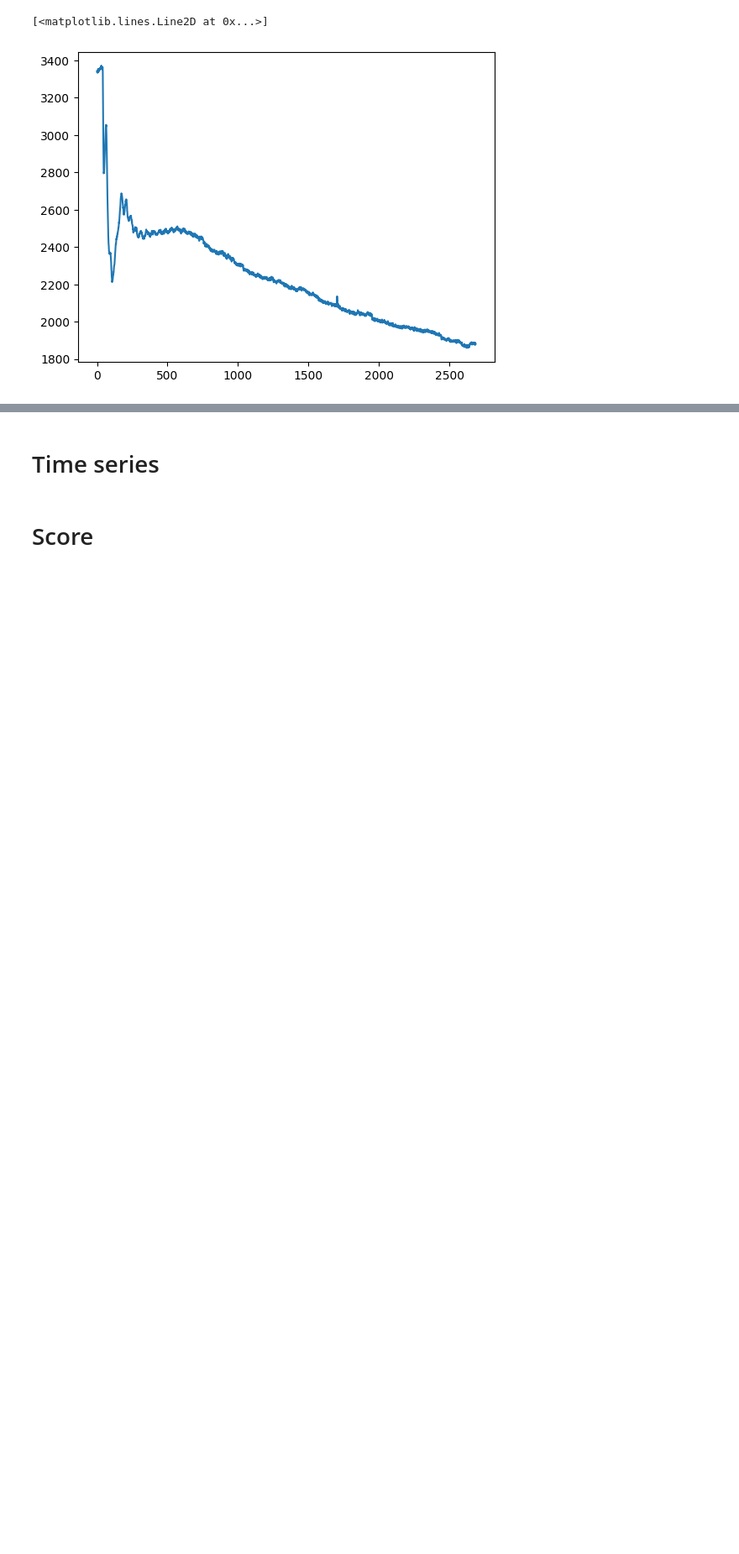
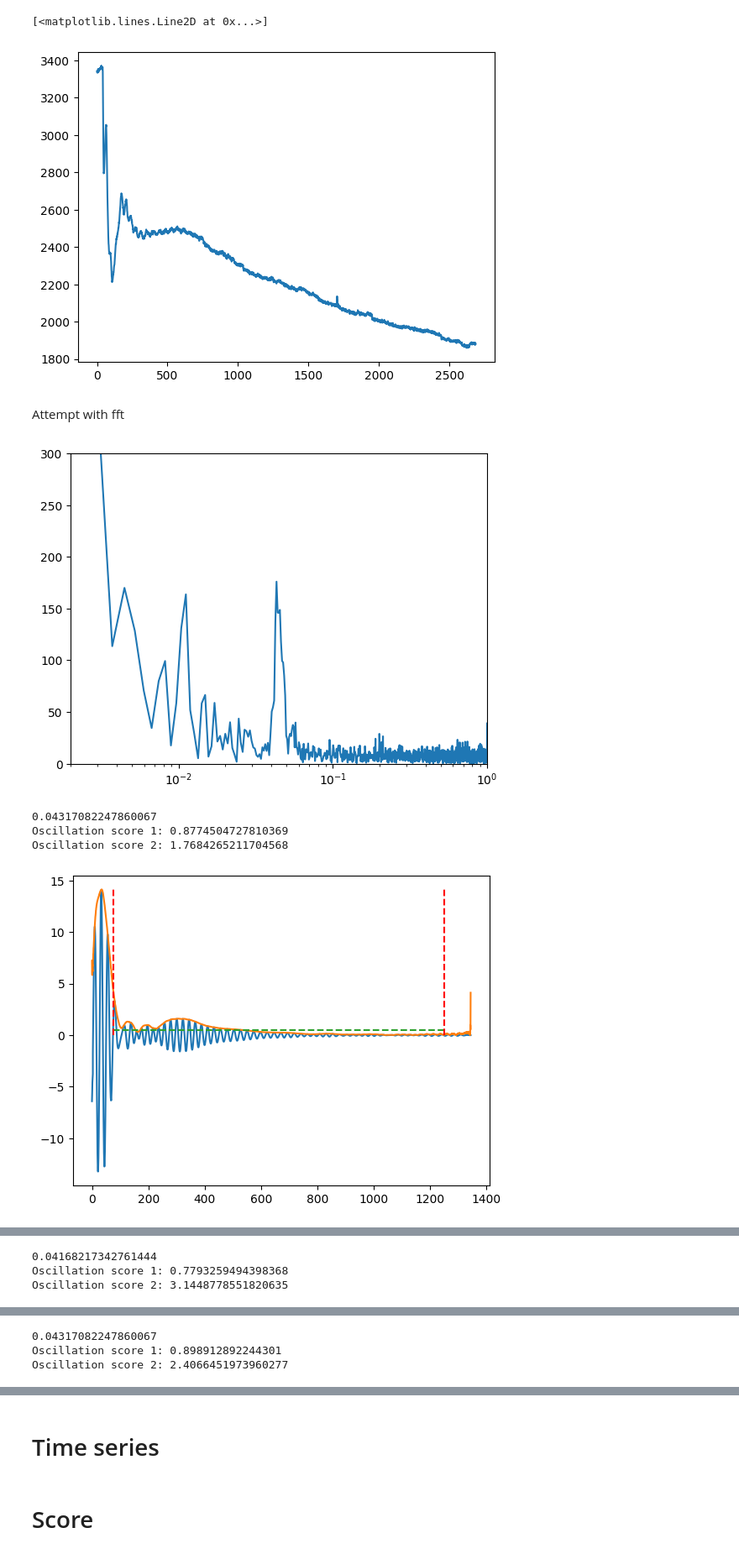
Before and after one commit to pietromani01/PLD-scripts, a Jupyter notebook: analysis.ipynb, the cells around one changed output, grey strips where cells are left out. Shown at 84% size. Cells and saved outputs as stored; diff of their text form; code cells hidden in the pictures; blank space fills up the shorter version.

```diff
--- a/analysis.ipynb
+++ b/analysis.ipynb
@@ -233,0 +268,57 @@ fig.update_layout(
+# %% [markdown]
+Attempt with fft
+# %%
+for i in range(3):
+    fs=2  # sampling frequency in Hz
+    t = analyzer.timestamps
+    low_cut_freq = 0.02 # Hz
+    order=3
+    signal = np.array(peak_intensities[0:, i])  # example signal from ROI 0
+    osc_freq = None  # set to None to auto-detect
+    x = signal - np.mean(signal)
+    if osc_freq is None:
+        N = len(x)
+        freqs = np.fft.rfftfreq(N, 1/fs)
+        Xf = np.abs(np.fft.rfft(x * np.hanning(N)))
+        # ignore very low freqs
+        low_cut = int(np.searchsorted(freqs, low_cut_freq))
+        peak_idx = np.argmax(Xf[low_cut:]) + low_cut
+        osc_freq = freqs[peak_idx]
+    plt.plot(freqs, Xf)
+    plt.xscale("log")
+    plt.xlim(low_cut_freq*0.1, fs/2)
+    plt.ylim(0,300)
+    plt.show()
+    print(osc_freq)
+    from scipy.signal import butter, filtfilt, hilbert
+    def bandpass_filter(x, fs, f0, bw=0.5, order=3):
+        # f0 in Hz (oscillation frequency), bw = half-width in Hz
+        low = max(0.0001, f0 - bw)
+        high = min(0.5*fs - 1e-6, f0 + bw)
+        b, a = butter(order, [low/(0.5*fs), high/(0.5*fs)], btype='band')
+        return filtfilt(b, a, x)
+
+    bw=0.008
+    x_bp = bandpass_filter(x ,fs, osc_freq, bw=bw)
+
+    # 3) analytic signal -> envelope
+    analytic = hilbert(x_bp)
+    env = np.abs(analytic)
+    time_of_interest=[150,2500]
+    env_cut=env[time_of_interest[0]:time_of_interest[1]]
+    score1=np.mean(env_cut)/np.std(env_cut)
+    score2=1/np.std(env_cut)
+    print("Oscillation score 1:", score1)
+    print("Oscillation score 2:", score2)
+    plt.plot(analyzer.timestamps, x_bp)
+    plt.plot(analyzer.timestamps,  env)
+    plt.plot(analyzer.timestamps[time_of_interest[0]:time_of_interest[1]], np.mean(env_cut)*np.ones_like(env_cut),'--')
+    plt.vlines([analyzer.timestamps[time_of_interest[0]],analyzer.timestamps[time_of_interest[1]]], ymin=0, ymax=np.max(env), colors='r', linestyles='dashed')
+    #plt.ylim(0, np.max(env)*1.1)
+    plt.show()
+# %% [output]
+[figure, added]
+0.04317082247860067
+Oscillation score 1: 0.8774504727810369
+Oscillation score 2: 1.7684265211704568
+[figure, added]
@@ -233,0 +326,3 @@ fig.update_layout(
+0.04168217342761444
+Oscillation score 1: 0.7793259494398368
+Oscillation score 2: 3.1448778551820635
@@ -233,0 +331,3 @@ fig.update_layout(
+0.04317082247860067
+Oscillation score 1: 0.898912892244301
+Oscillation score 2: 2.4066451973960277
```
Also changed, not shown: parts of 19 cells of this notebook, 2 other files.
